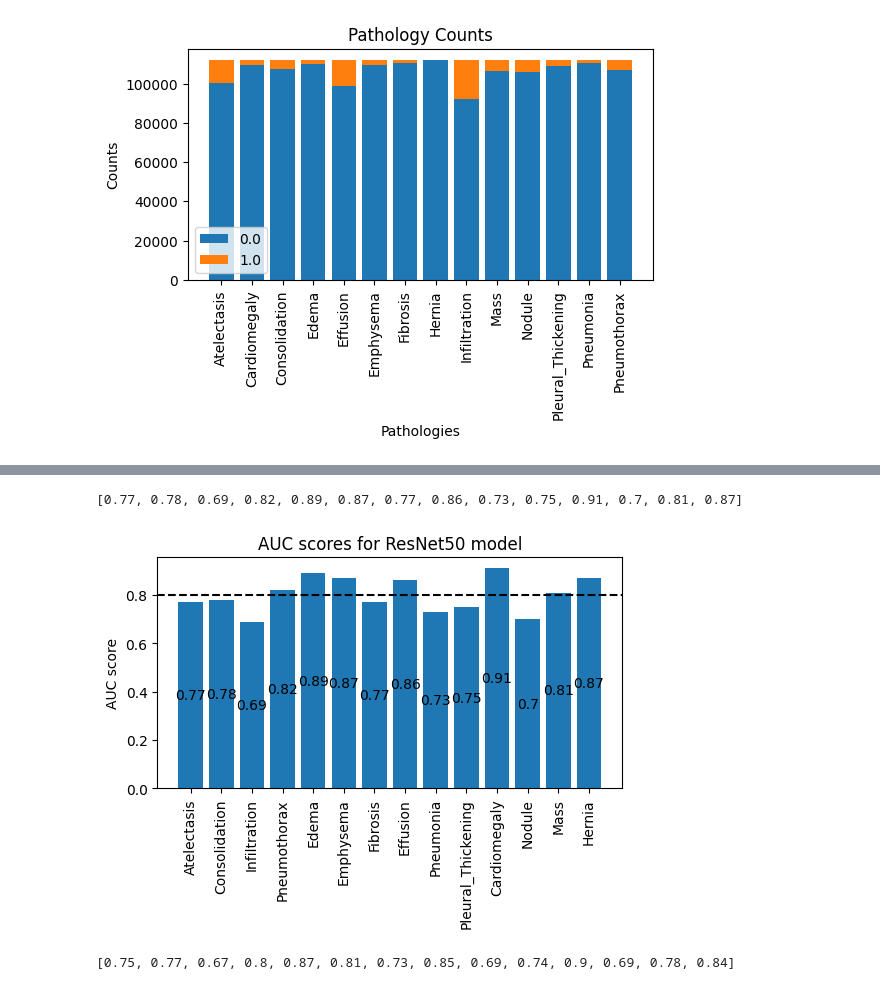
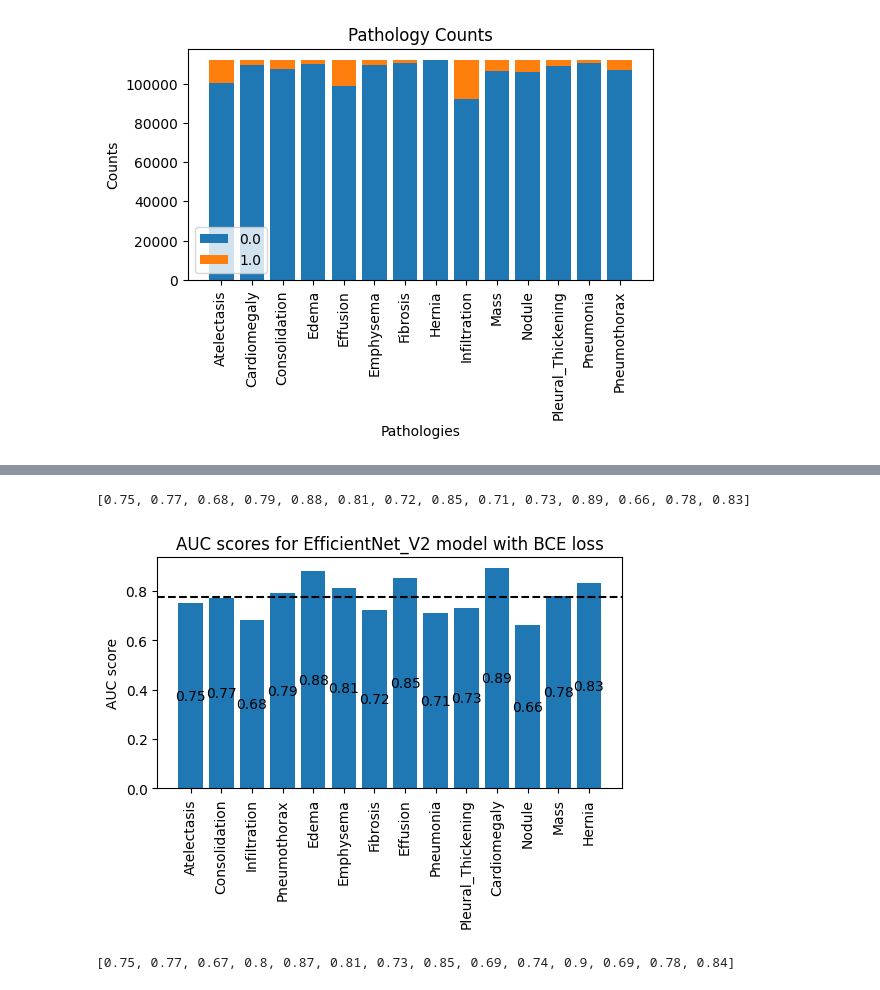
Before and after one commit to haooyuee/xrayvision-diy, a Jupyter notebook: test_model.ipynb, the cells around one changed output, grey strips where cells are left out. Saved outputs shown, nothing was run; the diff lists cells and outputs as text; code cells hidden in the pictures.

```diff
--- a/test_model.ipynb
+++ b/test_model.ipynb
@@ -164,7 +164,7 @@ train_dataset {'Atelectasis': {0.0: 80501, 1.0: 9363},
 SubsetDataset num_samples=22256
 └ of NIH_Dataset num_samples=112120 views=['PA', 'AP'] data_aug=None
 # %%
-model_path = "train_output/nih-pretrain_densenet-pretrain_densenet_aucm_04011630-best.pt"
+model_path = "train_output/nih-resnet50-test-best.pt"
 model = torch.load(model_path)
 # %%
 def valid_test_epoch(name, epoch, model, device, data_loader, criterion, limit=None):
@@ -303,5 +303,6 @@ array([0.71267361, 0.92941176, 0.55897436, 0.8140625 ,        nan,
               nan,        nan,        nan])
 # %%
+results = result_all_task
 perf_dict = {}
 all_threshs = []
 all_min = []
@@ -385,47 +367,46 @@ ppv80 [0.6881256, 0.41102195, 0.7322468, 0.9733366, 0.5692878, 0.99999297, 0.408
 # %%
 from decimal import Decimal
 # 定义AUC得分
-auc_scores = [0.7695471758676612, 0.7786001748489394, 0.6868422374004182, 0.8201871137252232,
-              0.8856974230807466, 0.872652486912175, 0.7653056444803588, 0.8627664656244768,
-              0.726670867582841, 0.7506275466155634, 0.9057027576731818, 0.7043414308764345,
-              0.8125226285122789, 0.8709640357983806]
+auc_scores = [0.75109307, 0.77072695, 0.67643949, 0.79484303, 0.87600299,
+       0.81305622, 0.71937676, 0.85073637, 0.71129689, 0.72757634,
+       0.88627442, 0.6556183 , 0.7844562 , 0.82645413]
 
 auc_scores = [float('{:.2f}'.format(i)) for i in auc_scores]
 print(auc_scores)
 mean_auc = np.mean(auc_scores)
 labels = ['Atelectasis', 'Consolidation', 'Infiltration', 'Pneumothorax', 'Edema',
                     'Emphysema', 'Fibrosis', 'Effusion', 'Pneumonia', 'Pleural_Thickening',
                     'Cardiomegaly', 'Nodule', 'Mass', 'Hernia']
 # 创建图像
 fig, ax = plt.subplots(figsize=(6, 3))
 
 # 绘制条形图
 ax.bar(range(len(auc_scores)), auc_scores)
 
 # 添加x轴标签
 ax.set_xticks(range(len(auc_scores)))
 ax.set_xticklabels(['Atelectasis', 'Consolidation', 'Infiltration', 'Pneumothorax', 'Edema',
                     'Emphysema', 'Fibrosis', 'Effusion', 'Pneumonia', 'Pleural_Thickening',
                     'Cardiomegaly', 'Nodule', 'Mass', 'Hernia'], rotation=90)
 
 # 添加y轴标签
 ax.set_ylabel('AUC score')
 
 # 添加平均AUC值的虚线
 ax.axhline(y=mean_auc, color='black', linestyle='--')
 
 plt.bar_label(ax.containers[0], label_type='center')
 
 # 设置图像标题
-ax.set_title('AUC scores for ResNet50 model')
+ax.set_title('AUC scores for EfficientNet_V2 model with BCE loss')
 
 # 显示图像
 plt.show()
 
-fig.savefig('resultat/AUC resnet50.png', bbox_inches = 'tight')
+fig.savefig('resultat/AUC EfficientNet_V2 BCE.png', bbox_inches = 'tight')
 # %% [output]
-[0.77, 0.78, 0.69, 0.82, 0.89, 0.87, 0.77, 0.86, 0.73, 0.75, 0.91, 0.7, 0.81, 0.87]
+[0.75, 0.77, 0.68, 0.79, 0.88, 0.81, 0.72, 0.85, 0.71, 0.73, 0.89, 0.66, 0.78, 0.83]
-[figure, old version]
+[figure, new version]
 # %%
 from decimal import Decimal
 # 定义AUC得分
```
Also changed, not shown: parts of 6 cells of this notebook, 4 other files.
